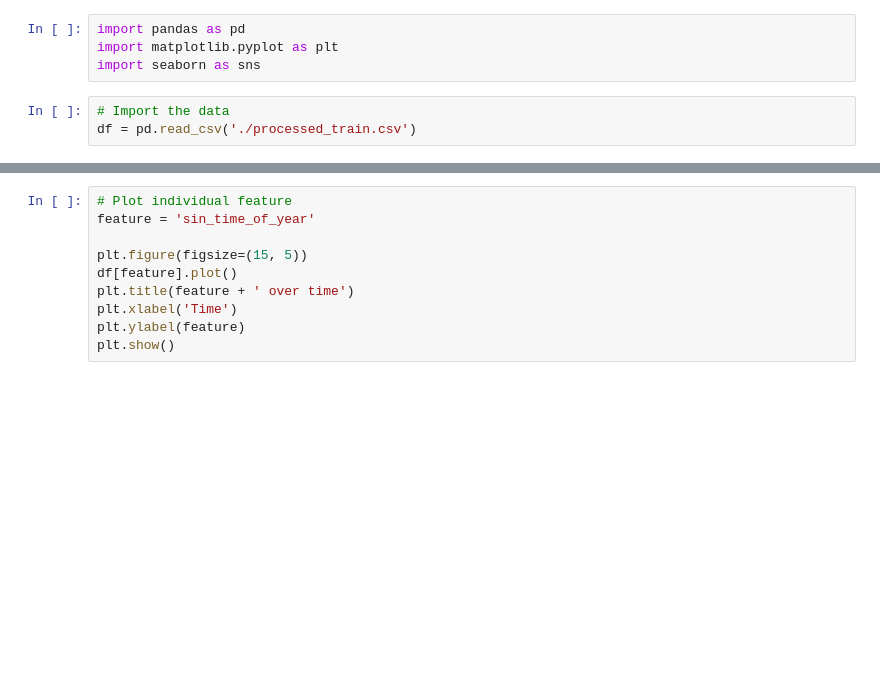
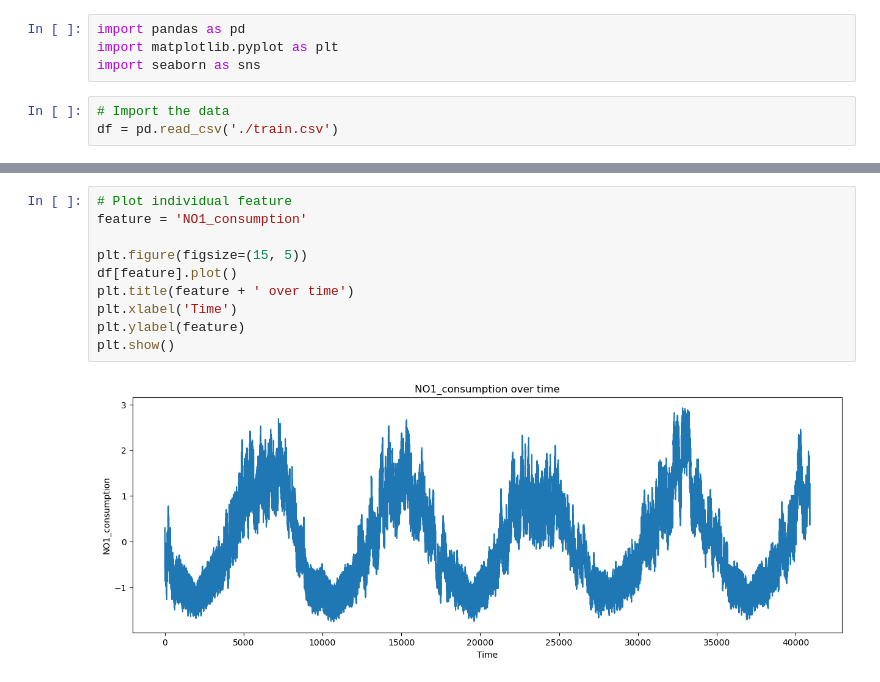
Before and after one commit to Mathiasotnes/Power-consumption-forecast, a Jupyter notebook: data/eda.ipynb, the cells around one changed output, grey strips where cells are left out. Cells and saved outputs as stored; diff of their text form; blank space fills up the shorter version.

```diff
--- a/data/eda.ipynb
+++ b/data/eda.ipynb
@@ -4,6 +4,6 @@ import matplotlib.pyplot as plt
 import seaborn as sns
 # %%
 # Import the data
-df = pd.read_csv('./processed_train.csv')
+df = pd.read_csv('./train.csv')
 # %%
 df.describe().transpose()
@@ -10,13 +28,15 @@ df.describe().transpose()
 # %%
 # Plot individual feature
-feature = 'sin_time_of_year'
+feature = 'NO1_consumption'
 
 plt.figure(figsize=(15, 5))
 df[feature].plot()
 plt.title(feature + ' over time')
 plt.xlabel('Time')
 plt.ylabel(feature)
 plt.show()
+# %% [output]
+[figure, added]
 # %%
 # Pairplots
 features = ['NO1_consumption', 'NO1_temperature', 'sin_time_of_day', 'sin_time_of_week', 'sin_time_of_year']
```
Also changed, not shown: parts of 3 cells of this notebook, 21 other files.
